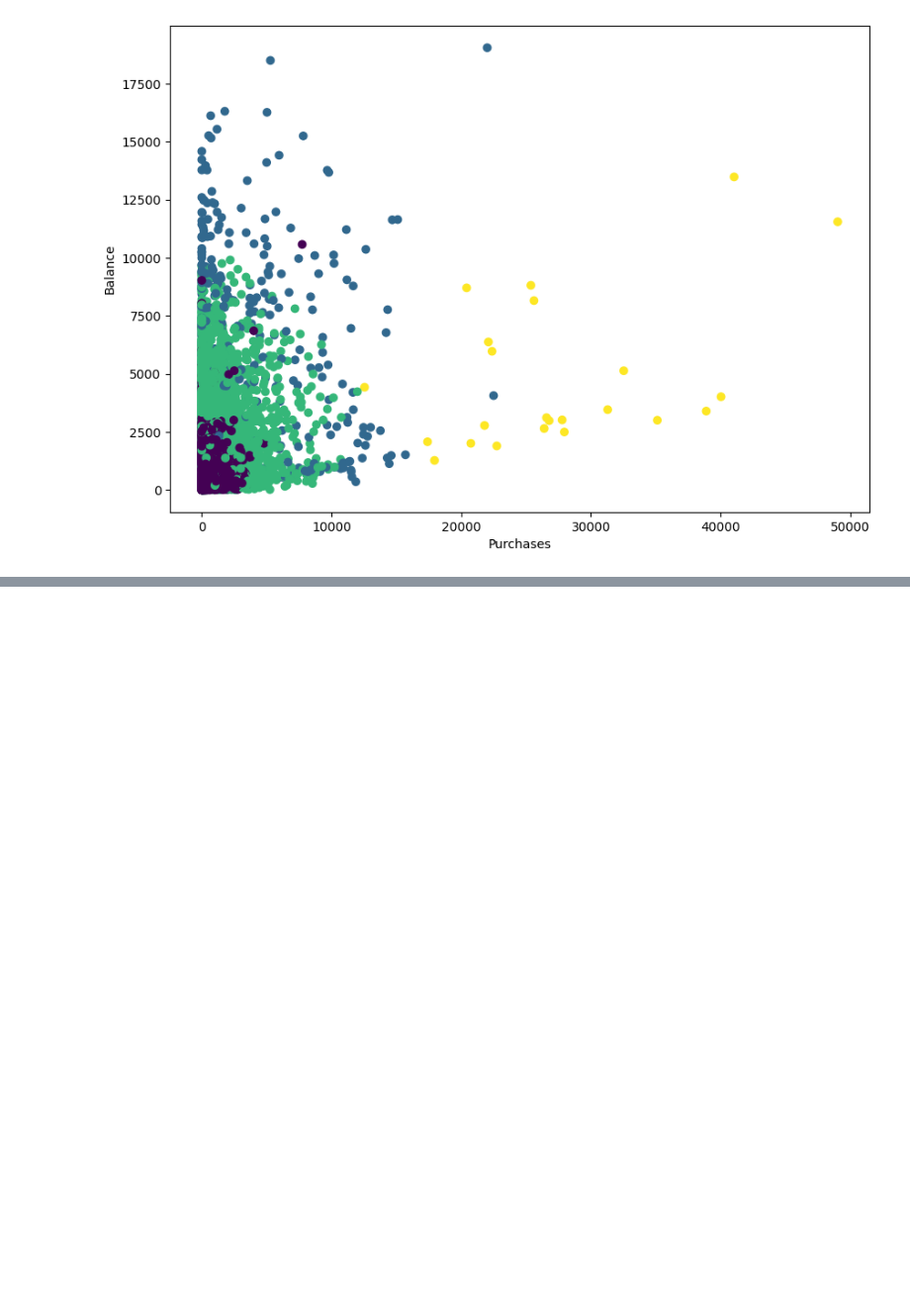
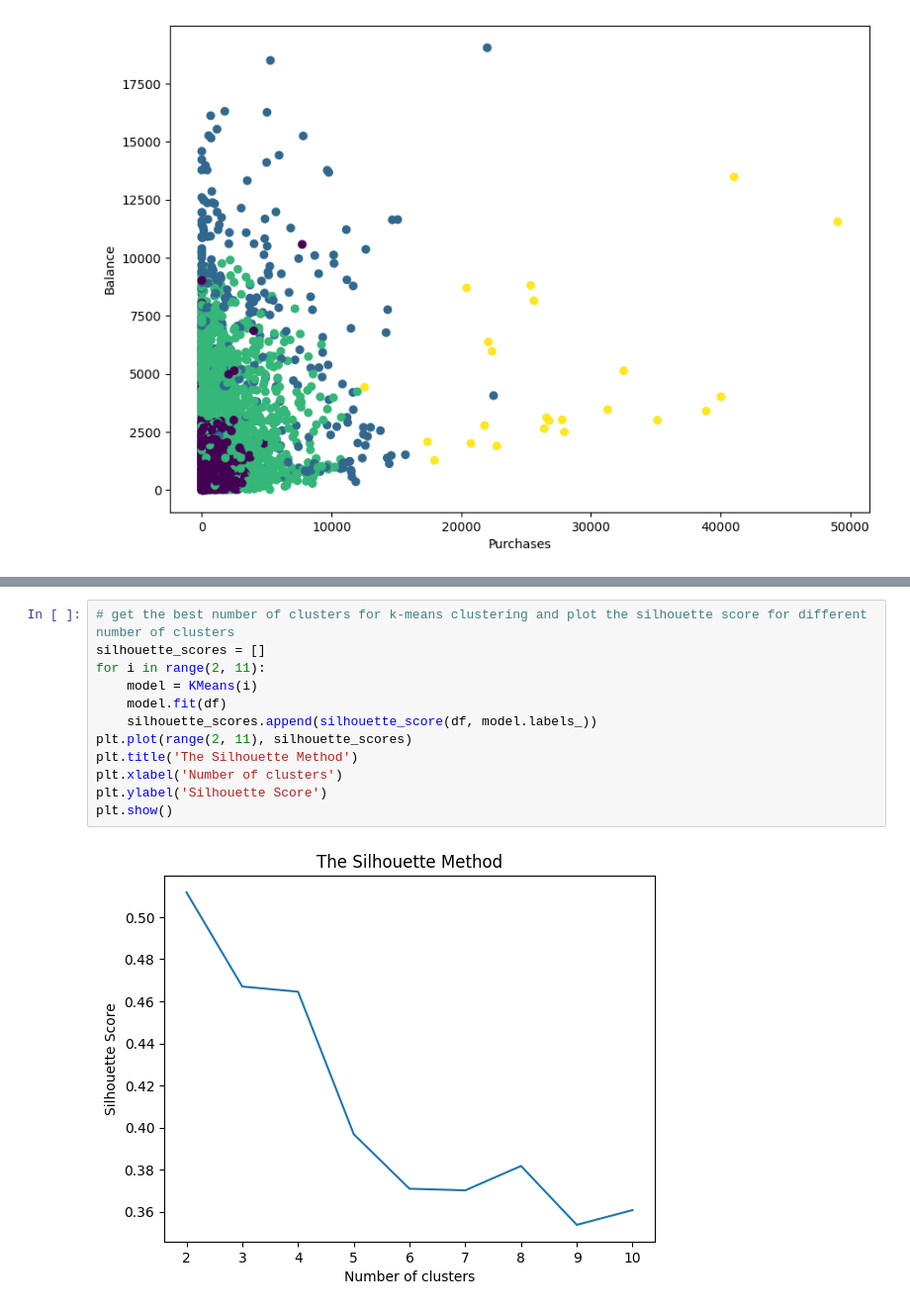
Before and after one commit to mmedoues/cc-general, a Jupyter notebook: model.ipynb, the cells around one changed output, grey strips where cells are left out. Shown at 99% size. Drawn from its saved outputs; the diff is of its cells as text; blank space fills up the shorter version.

```diff
--- a/model.ipynb
+++ b/model.ipynb
@@ -210,0 +243,14 @@ plt.show()
+# %%
+# get the best number of clusters for k-means clustering and plot the silhouette score for different number of clusters
+silhouette_scores = []
+for i in range(2, 11):
+    model = KMeans(i)
+    model.fit(df)
+    silhouette_scores.append(silhouette_score(df, model.labels_))
+plt.plot(range(2, 11), silhouette_scores)
+plt.title('The Silhouette Method')
+plt.xlabel('Number of clusters')
+plt.ylabel('Silhouette Score')
+plt.show()
+# %% [output]
+[figure, added]
```
Also changed, not shown: parts of 4 cells of this notebook.
